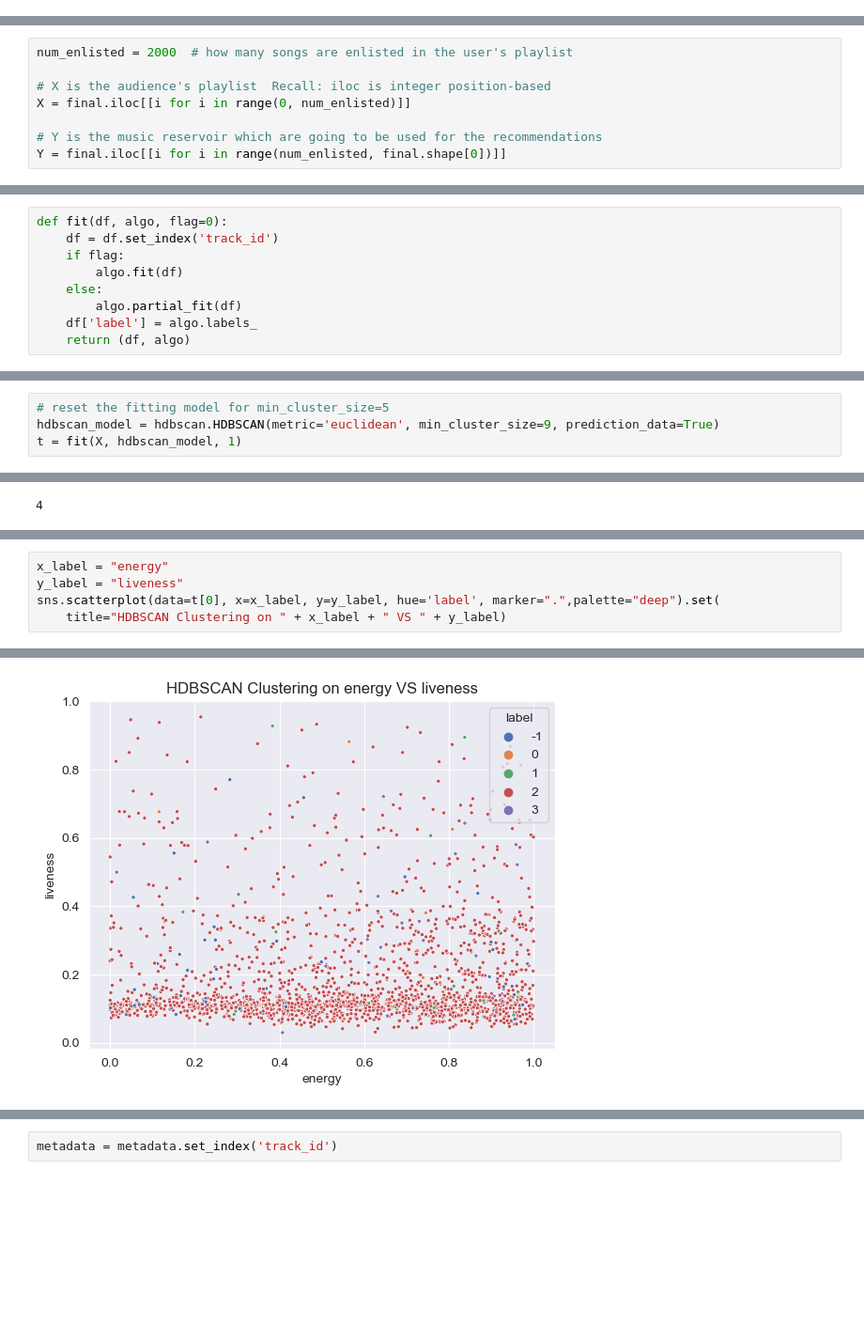
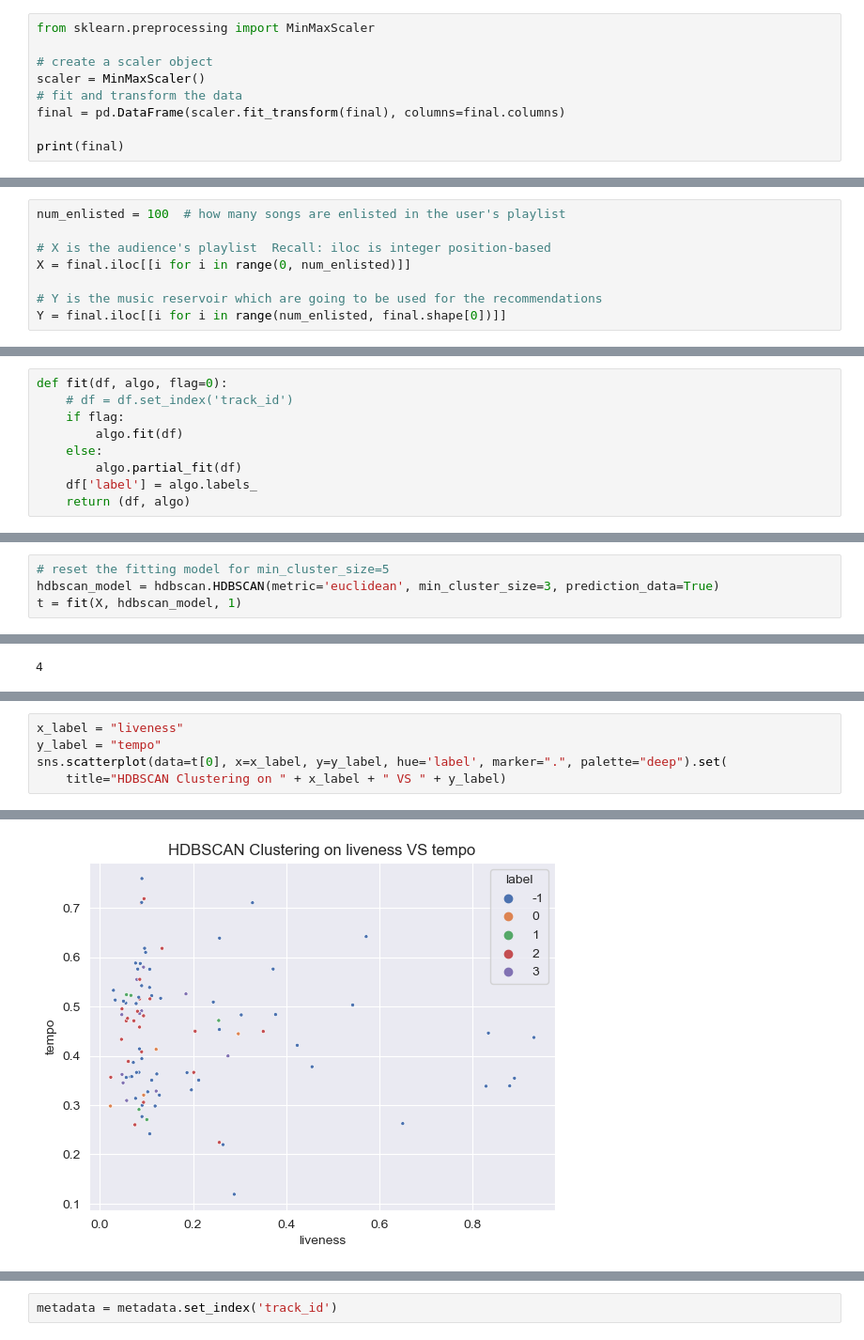
Before and after one commit to EnshenZhu/CIS6020_AI_Project, a Jupyter notebook: Unsupervised/hdbscan/hdbscan_someTest.ipynb, the cells around one changed output, grey strips where cells are left out. Shown at 94% size. Drawn from its saved outputs; the diff is of its cells as text; blank space fills up the shorter version.

```diff
--- a/Unsupervised/hdbscan/hdbscan_someTest.ipynb
+++ b/Unsupervised/hdbscan/hdbscan_someTest.ipynb
@@ -17,3 +19,12 @@ final = final.drop(final.columns[0],
 # final = final.drop(labels=["artist_hotttnesss", "artist_familiarity"], axis="columns")
 # %%
 seed = 100
+# %%
+from sklearn.preprocessing import MinMaxScaler
+
+# create a scaler object
+scaler = MinMaxScaler()
+# fit and transform the data
+final = pd.DataFrame(scaler.fit_transform(final), columns=final.columns)
+
+print(final)
@@ -46,7 +75,7 @@ import hdbscan
 # %%
 final = shuffle(final, random_state=seed)
 # %%
-num_enlisted = 2000  # how many songs are enlisted in the user's playlist
+num_enlisted = 100  # how many songs are enlisted in the user's playlist
 
 # X is the audience's playlist  Recall: iloc is integer position-based
 X = final.iloc[[i for i in range(0, num_enlisted)]]
@@ -81,7 +110,7 @@ X
 # )
 # %%
 def fit(df, algo, flag=0):
-    df = df.set_index('track_id')
+    # df = df.set_index('track_id')
     if flag:
         algo.fit(df)
     else:
@@ -134,6 +152,6 @@ for size in range(5, 25):
 # %%
 # reset the fitting model for min_cluster_size=5
-hdbscan_model = hdbscan.HDBSCAN(metric='euclidean', min_cluster_size=9, prediction_data=True)
+hdbscan_model = hdbscan.HDBSCAN(metric='euclidean', min_cluster_size=3, prediction_data=True)
 t = fit(X, hdbscan_model, 1)
 # %%
 # show the numbers of clusters in the model
@@ -168,6 +185,6 @@ sns.scatterplot(data=t[0], x=x_label, y=y_label, hue='label', marker=".",palette
 # %%
-x_label = "energy"
-y_label = "liveness"
-sns.scatterplot(data=t[0], x=x_label, y=y_label, hue='label', marker=".",palette="deep").set(
+x_label = "liveness"
+y_label = "tempo"
+sns.scatterplot(data=t[0], x=x_label, y=y_label, hue='label', marker=".", palette="deep").set(
     title="HDBSCAN Clustering on " + x_label + " VS " + y_label)
 # %% [output]
@@ -175 +192 @@ sns.scatterplot(data=t[0], x=x_label, y=y_label, hue='label', marker=".",palette
-[figure, old version]
+[figure, new version]
```
Also changed, not shown: parts of 33 cells of this notebook.
